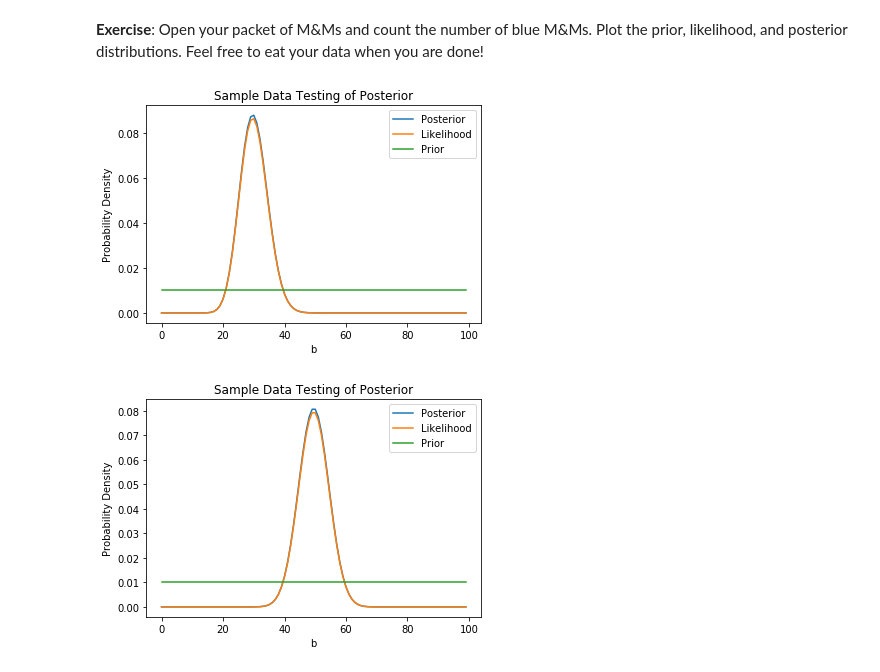
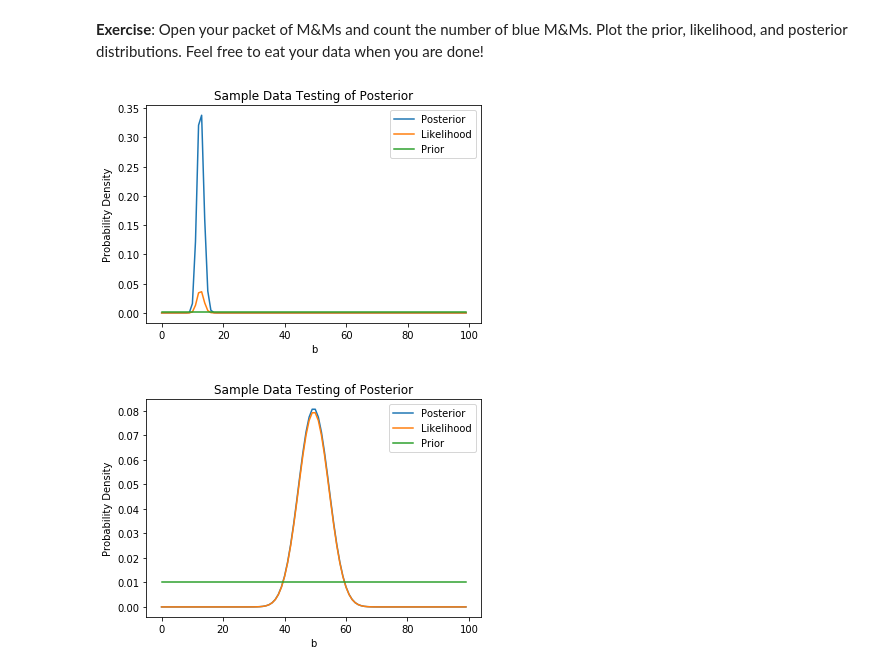
Before and after one commit to katiesavarc/DataSci_Lab, a Jupyter notebook: CodingLab05/CodingLab05_Bayes.ipynb, the cells around one changed output. Cells and saved outputs as stored; diff of their text form; code cells hidden in the pictures.

```diff
--- a/CodingLab05/CodingLab05_Bayes.ipynb
+++ b/CodingLab05/CodingLab05_Bayes.ipynb
@@ -160,25 +160,25 @@ __Exercise__: Open your packet of M&Ms and count the number of blue M&Ms. Plot t
 # %%
 ## Your code here
 #Noah's M&M Data
-d_N = 30
-n_tot_N = 100
+d_N = 61+57
+n_tot_N = (402+61)+(405+57)
 b_prior_guess_N = 1/6
 b_vals = np.linspace(0.001, 0.999, 100)
 
 P_posterior_pmf_N = posterior_normalized(d_N, n_tot_N, b_prior_guess_N, prior_func='uniform')
 P_likelihood_N = likelihood(d_N, b_vals, n_tot_N)
 P_prior_N = prior(b_vals, b_prior_guess_N, n_tot_N, prior_func='uniform')
 
 plt.plot(P_posterior_pmf_N, label = 'Posterior')
 plt.plot(P_likelihood_N, label = 'Likelihood')
 plt.plot(P_prior_N, label = 'Prior')
 plt.legend()
 plt.xlabel('b')
 plt.ylabel('Probability Density')
 plt.title('Sample Data Testing of Posterior')
 plt.show()
 # %% [output]
-[figure, old version]
+[figure, new version]
 # %%
 #Katie's M&M Data
 d_K = 50
```
Also changed, not shown: parts of 1 cell of this notebook.
